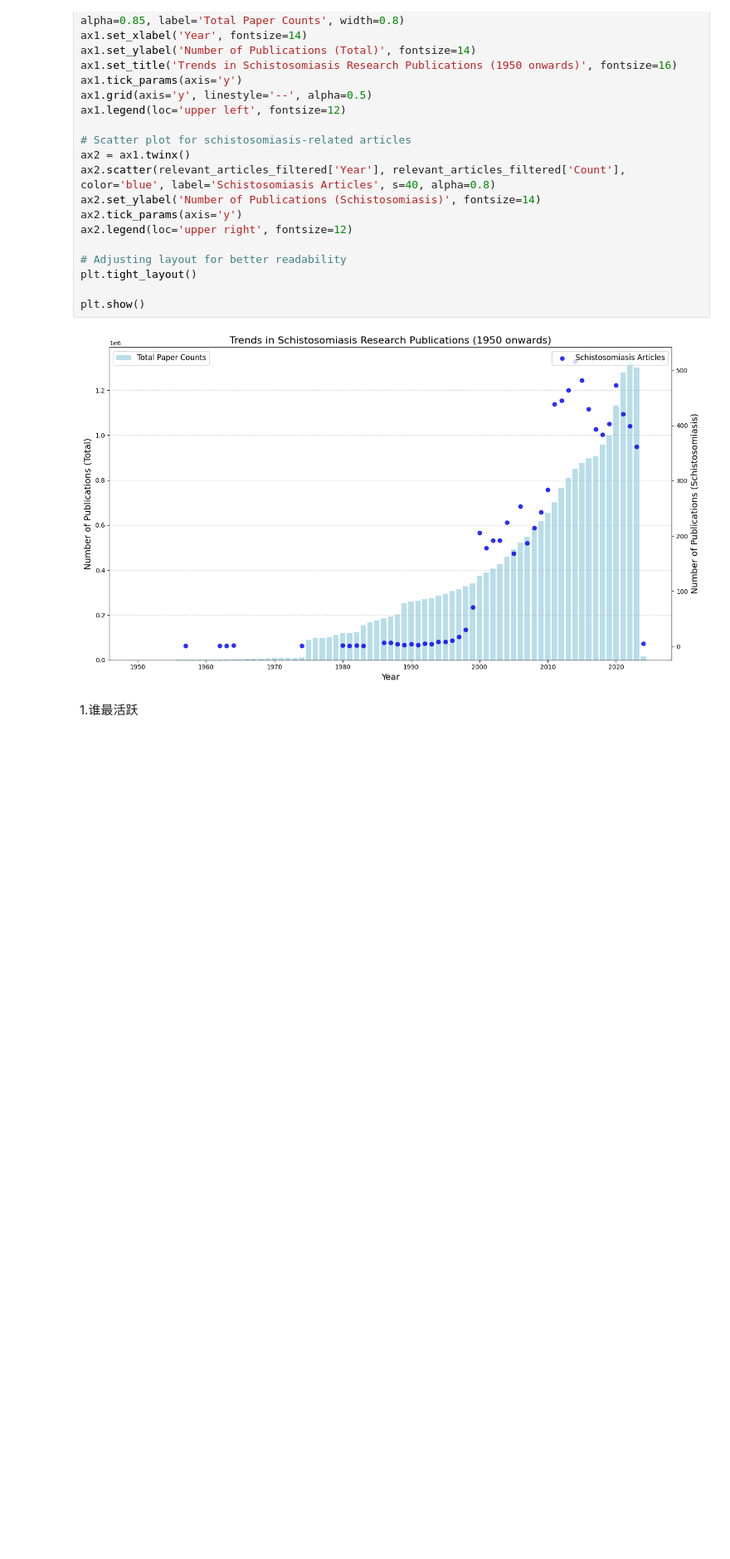
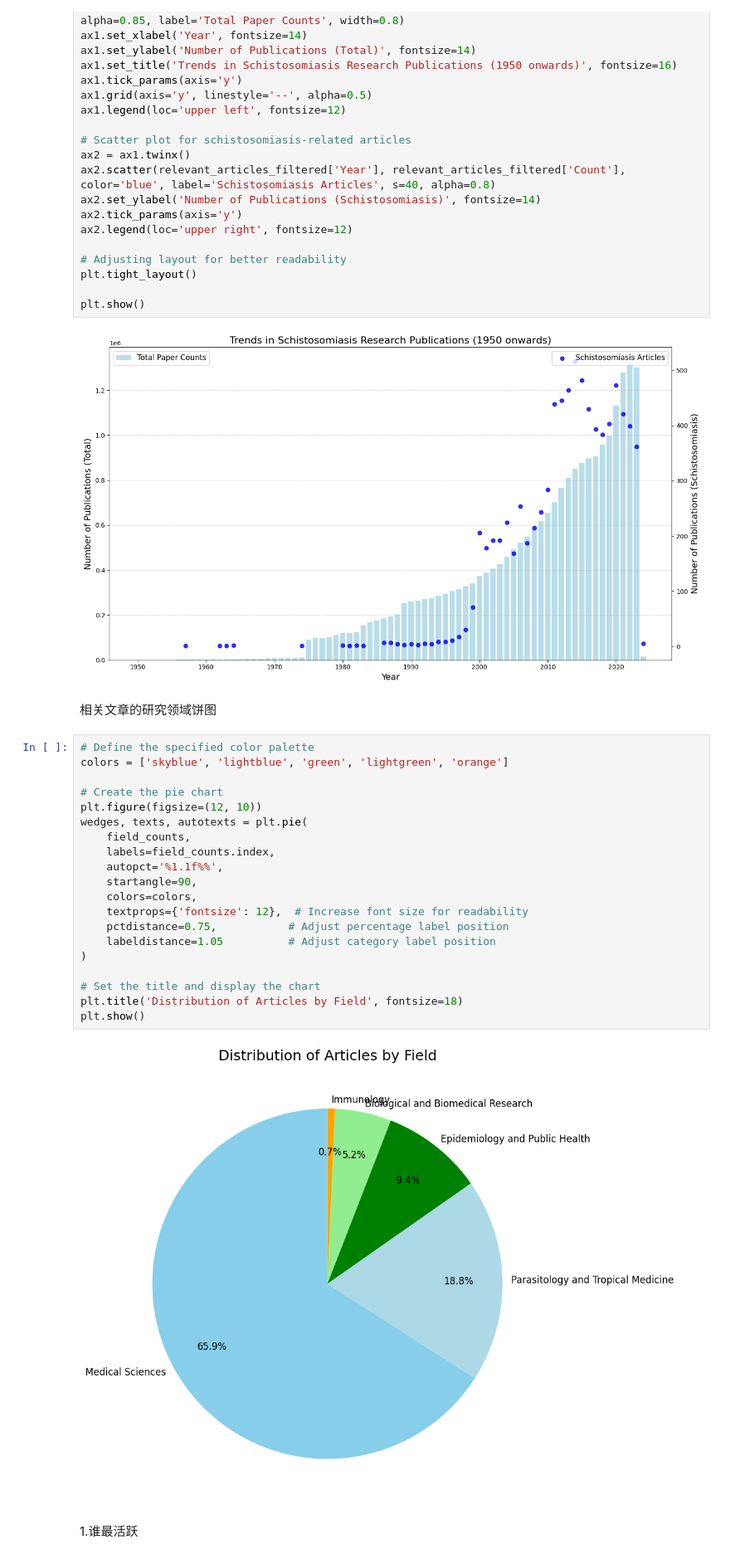
Before and after one commit to shn522-BYJ/Group6_infec, a Jupyter notebook: Group6_by NingTang.ipynb, the cells around one changed output. Shown at 83% size. Drawn from its saved outputs; the diff is of its cells as text; blank space fills up the shorter version.

```diff
--- a/Group6_by NingTang.ipynb
+++ b/Group6_by NingTang.ipynb
@@ -53,6 +53,30 @@ plt.tight_layout()
 plt.show()
 # %% [output]
 [figure]
+# %% [markdown]
+相关文章的研究领域饼图
+# %%
+# Define the specified color palette
+colors = ['skyblue', 'lightblue', 'green', 'lightgreen', 'orange']
+
+# Create the pie chart
+plt.figure(figsize=(12, 10))
+wedges, texts, autotexts = plt.pie(
+    field_counts,
+    labels=field_counts.index,
+    autopct='%1.1f%%',
+    startangle=90,
+    colors=colors,
+    textprops={'fontsize': 12},  # Increase font size for readability
+    pctdistance=0.75,           # Adjust percentage label position
+    labeldistance=1.05          # Adjust category label position
+)
+
+# Set the title and display the chart
+plt.title('Distribution of Articles by Field', fontsize=18)
+plt.show()
+# %% [output]
+[figure, added]
 # %% [markdown]
 1.谁最活跃
 # %%
```
